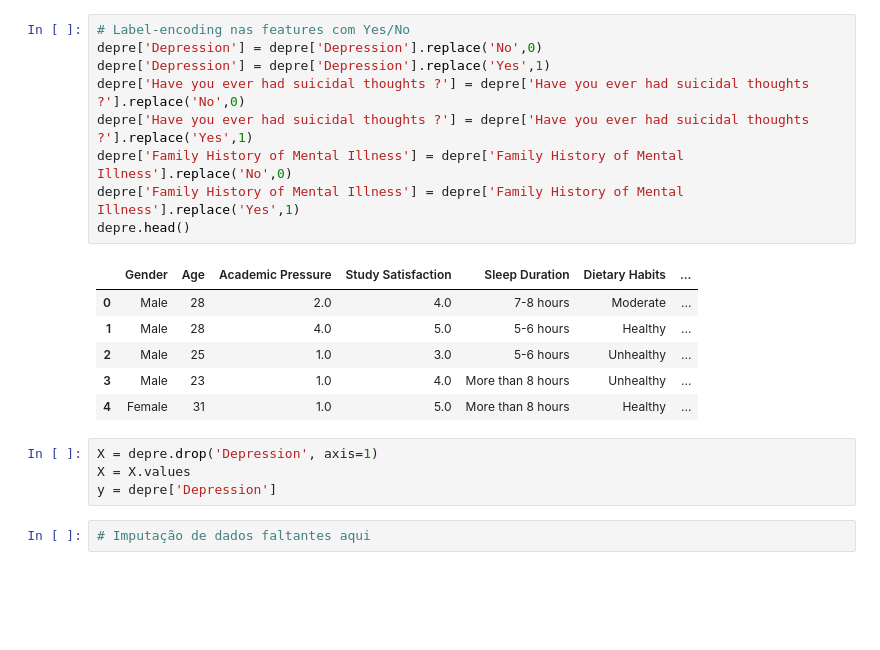
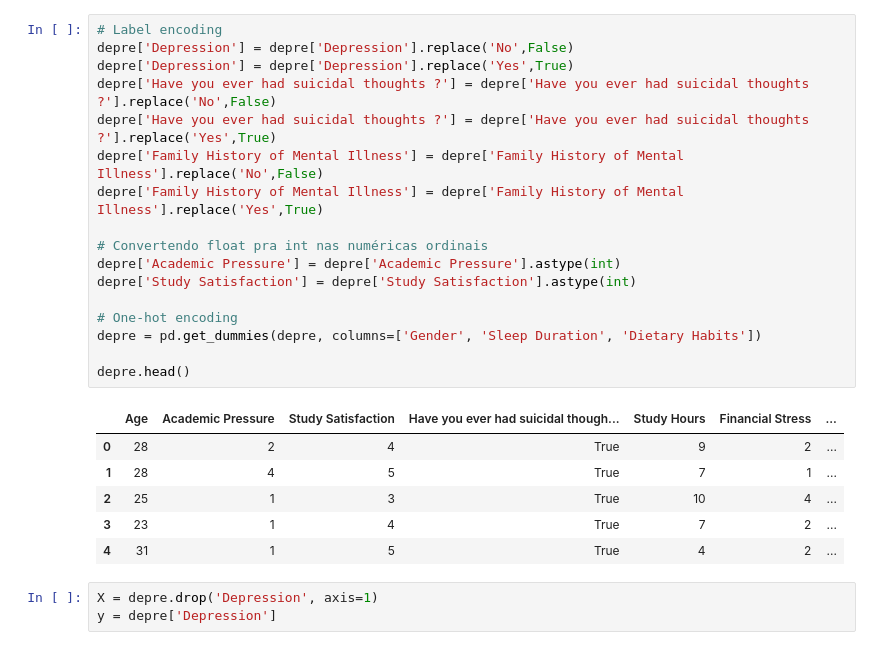
Before and after one commit to MrCostinha/CDE-AM, a Jupyter notebook: CDE_Projeto_Final_AM.ipynb, the cells around one changed output. Cells and saved outputs as stored; diff of their text form; blank space fills up the shorter version.

```diff
--- a/CDE_Projeto_Final_AM.ipynb
+++ b/CDE_Projeto_Final_AM.ipynb
@@ -166,22 +151,27 @@ Intervalo Interquartil: 2.0
 # %%
-# Label-encoding nas features com Yes/No
-depre['Depression'] = depre['Depression'].replace('No',0)
-depre['Depression'] = depre['Depression'].replace('Yes',1)
-depre['Have you ever had suicidal thoughts ?'] = depre['Have you ever had suicidal thoughts ?'].replace('No',0)
-depre['Have you ever had suicidal thoughts ?'] = depre['Have you ever had suicidal thoughts ?'].replace('Yes',1)
-depre['Family History of Mental Illness'] = depre['Family History of Mental Illness'].replace('No',0)
-depre['Family History of Mental Illness'] = depre['Family History of Mental Illness'].replace('Yes',1)
+# Label encoding
+depre['Depression'] = depre['Depression'].replace('No',False)
+depre['Depression'] = depre['Depression'].replace('Yes',True)
+depre['Have you ever had suicidal thoughts ?'] = depre['Have you ever had suicidal thoughts ?'].replace('No',False)
+depre['Have you ever had suicidal thoughts ?'] = depre['Have you ever had suicidal thoughts ?'].replace('Yes',True)
+depre['Family History of Mental Illness'] = depre['Family History of Mental Illness'].replace('No',False)
+depre['Family History of Mental Illness'] = depre['Family History of Mental Illness'].replace('Yes',True)
+
+# Convertendo float pra int nas numéricas ordinais
+depre['Academic Pressure'] = depre['Academic Pressure'].astype(int)
+depre['Study Satisfaction'] = depre['Study Satisfaction'].astype(int)
+
+# One-hot encoding
+depre = pd.get_dummies(depre, columns=['Gender', 'Sleep Duration', 'Dietary Habits'])
+
 depre.head()
 # %% [output]
-|  | Gender | Age | Academic Pressure | Study Satisfaction | Sleep Duration | Dietary Habits | ... |
-| 0 | Male | 28 | 2.0 | 4.0 | 7-8 hours | Moderate | ... |
-| 1 | Male | 28 | 4.0 | 5.0 | 5-6 hours | Healthy | ... |
-| 2 | Male | 25 | 1.0 | 3.0 | 5-6 hours | Unhealthy | ... |
-| 3 | Male | 23 | 1.0 | 4.0 | More than 8 hours | Unhealthy | ... |
-| 4 | Female | 31 | 1.0 | 5.0 | More than 8 hours | Healthy | ... |
+|  | Age | Academic Pressure | Study Satisfaction | Have you ever had suicidal though... | Study Hours | Financial Stress | ... |
+| 0 | 28 | 2 | 4 | True | 9 | 2 | ... |
+| 1 | 28 | 4 | 5 | True | 7 | 1 | ... |
+| 2 | 25 | 1 | 3 | True | 10 | 4 | ... |
+| 3 | 23 | 1 | 4 | True | 7 | 2 | ... |
+| 4 | 31 | 1 | 5 | True | 4 | 2 | ... |
 # %%
 X = depre.drop('Depression', axis=1)
-X = X.values
 y = depre['Depression']
-# %%
-# Imputação de dados faltantes aqui
```
Also changed, not shown: parts of 19 cells of this notebook.
